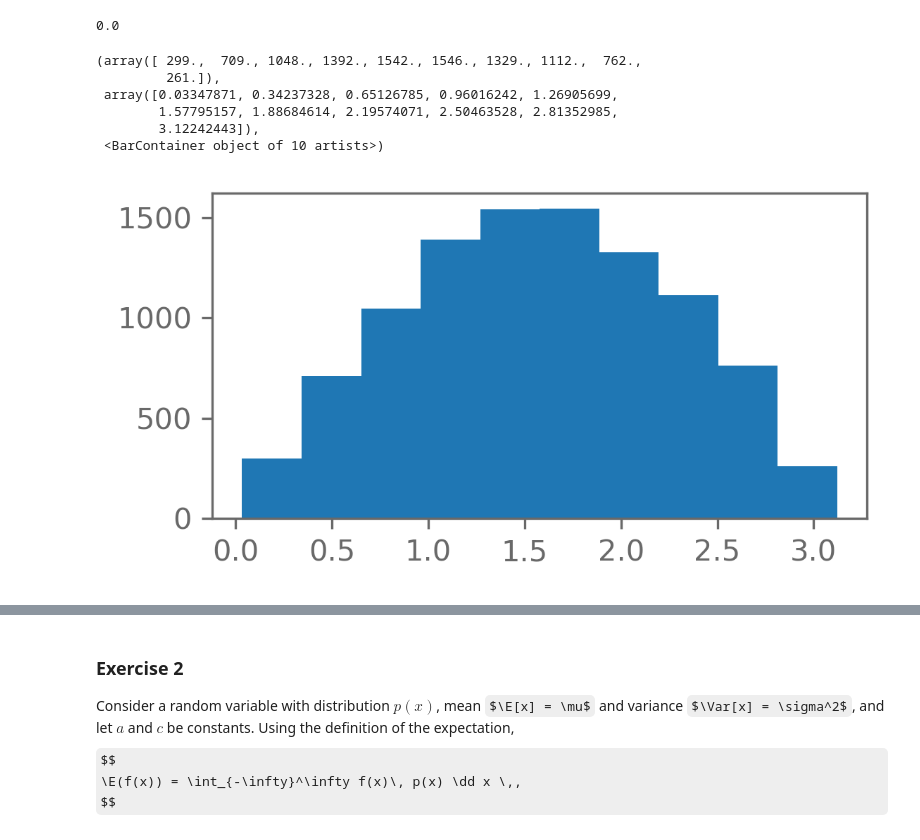
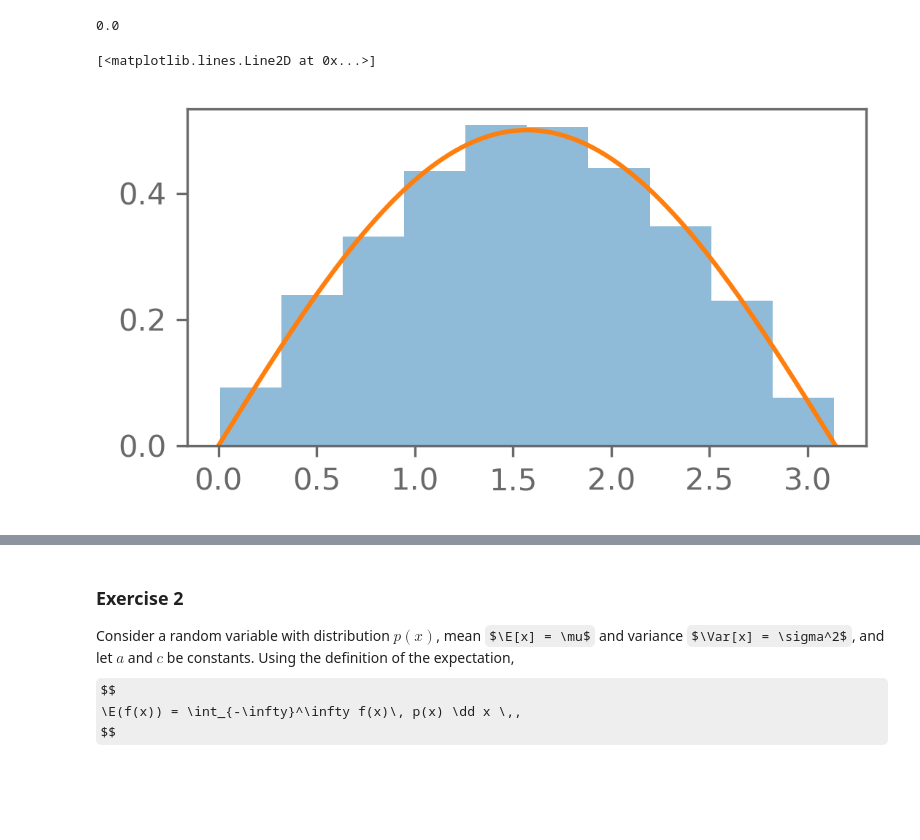
Before and after one commit to diegorad/Bayesian-Stats-HS2026, a Jupyter notebook: my_solutions/week3_random_variables_and_probability_distributions.ipynb, the cells around one changed output, grey strips where cells are left out. Cells and saved outputs as stored; diff of their text form; code cells hidden in the pictures; some formulas as TeX source; blank space fills up the shorter version.

```diff
--- a/my_solutions/week3_random_variables_and_probability_distributions.ipynb
+++ b/my_solutions/week3_random_variables_and_probability_distributions.ipynb
@@ -80,17 +81,13 @@ inv_cdf(0)
 # %%
 n=10000
 
 sample = [inv_cdf(rand.random()) for _ in range(n)]
 
-plt.hist(sample)
+plt.hist(sample, alpha=0.5, density=True)
+plt.plot(x,p_x)
 # %% [output]
-(array([ 299.,  709., 1048., 1392., 1542., 1546., 1329., 1112.,  762.,
-         261.]),
- array([0.03347871, 0.34237328, 0.65126785, 0.96016242, 1.26905699,
-        1.57795157, 1.88684614, 2.19574071, 2.50463528, 2.81352985,
-        3.12242443]),
- <BarContainer object of 10 artists>)
+[<matplotlib.lines.Line2D at 0x...>]
-[figure, old version]
+[figure, new version]
 # %%
 bins, values = np.histogram(sample)
 norm_factor = 1/sum(values)
```
Also changed, not shown: parts of 5 cells of this notebook.
